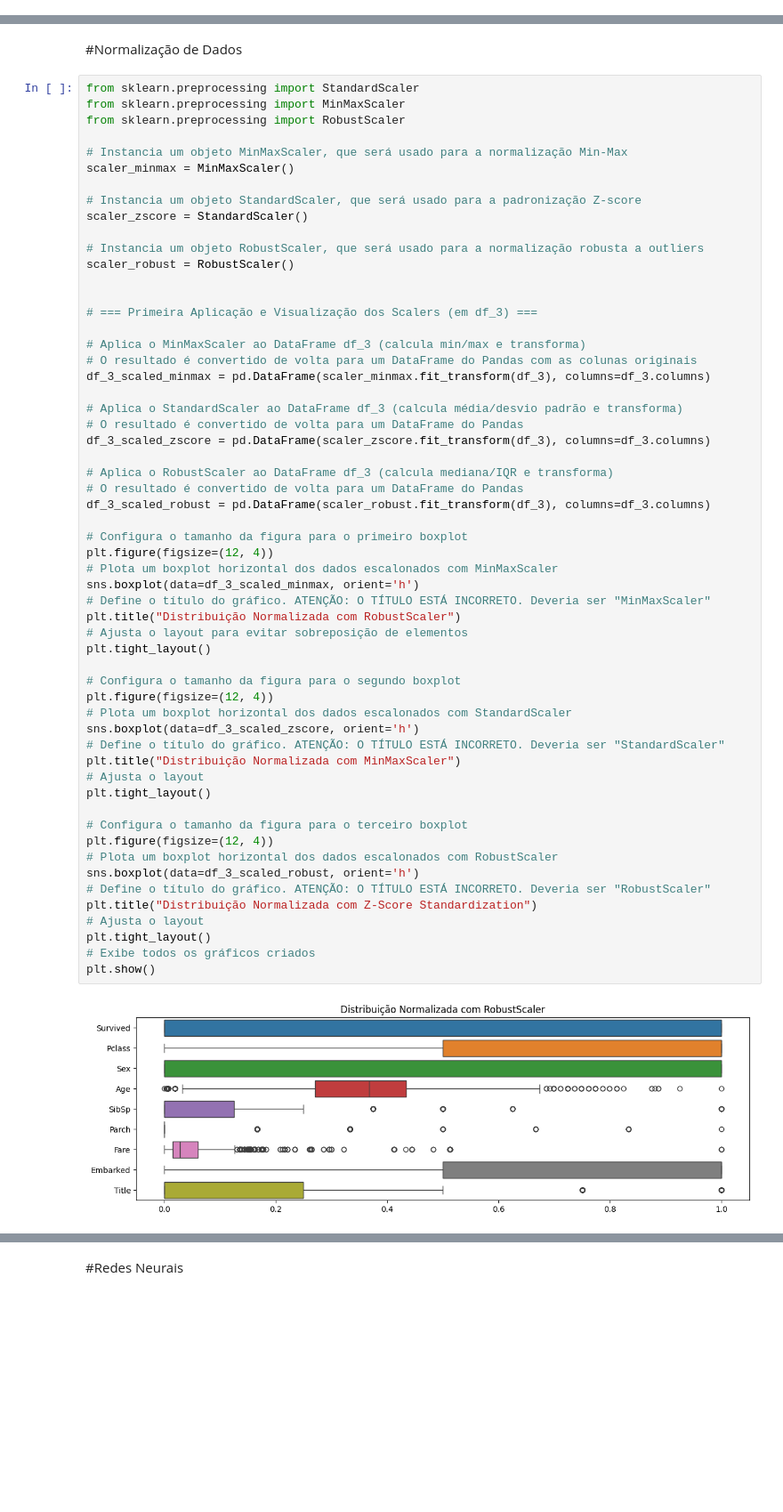
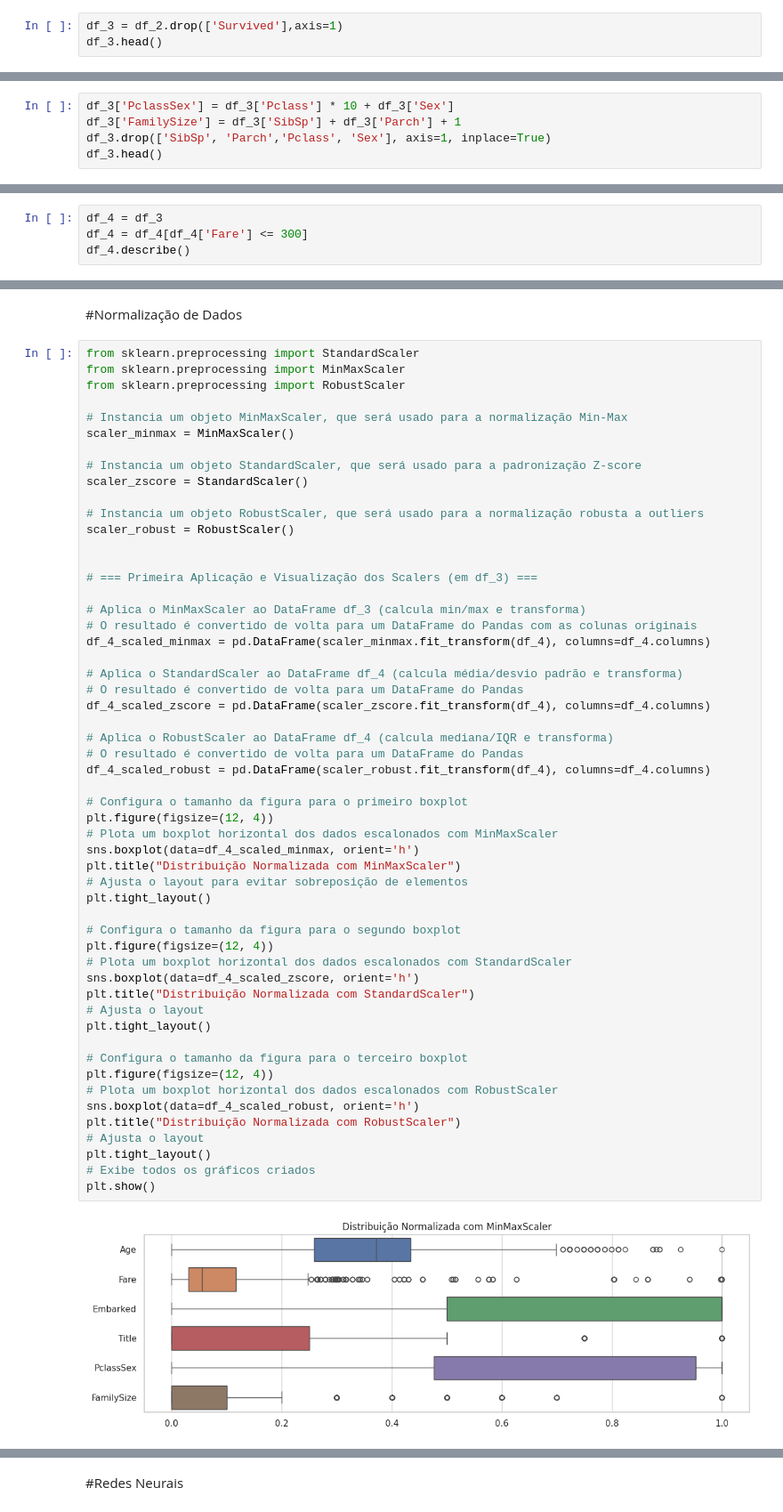
Before and after one commit to thalesgmendes/titanic-survival-analysis, a Jupyter notebook: Rede_Neurais_Avaliação_P3.ipynb, the cells around one changed output, grey strips where cells are left out. Shown at 89% size. Drawn from its saved outputs; the diff is of its cells as text; blank space fills up the shorter version.

```diff
--- a/Rede_Neurais_Avaliação_P3.ipynb
+++ b/Rede_Neurais_Avaliação_P3.ipynb
@@ -244,0 +434,3 @@ df_3.head()
+# %%
+df_3 = df_2.drop(['Survived'],axis=1)
+df_3.head()
@@ -244,0 +444,5 @@ df_3.head()
+# %%
+df_3['PclassSex'] = df_3['Pclass'] * 10 + df_3['Sex']
+df_3['FamilySize'] = df_3['SibSp'] + df_3['Parch'] + 1
+df_3.drop(['SibSp', 'Parch','Pclass', 'Sex'], axis=1, inplace=True)
+df_3.head()
@@ -244,0 +468,4 @@ df_3.head()
+# %%
+df_4 = df_3
+df_4 = df_4[df_4['Fare'] <= 300]
+df_4.describe()
@@ -261,45 +528,42 @@ scaler_robust = RobustScaler()
 
 # === Primeira Aplicação e Visualização dos Scalers (em df_3) ===
 
 # Aplica o MinMaxScaler ao DataFrame df_3 (calcula min/max e transforma)
 # O resultado é convertido de volta para um DataFrame do Pandas com as colunas originais
-df_3_scaled_minmax = pd.DataFrame(scaler_minmax.fit_transform(df_3), columns=df_3.columns)
+df_4_scaled_minmax = pd.DataFrame(scaler_minmax.fit_transform(df_4), columns=df_4.columns)
 
-# Aplica o StandardScaler ao DataFrame df_3 (calcula média/desvio padrão e transforma)
+# Aplica o StandardScaler ao DataFrame df_4 (calcula média/desvio padrão e transforma)
 # O resultado é convertido de volta para um DataFrame do Pandas
-df_3_scaled_zscore = pd.DataFrame(scaler_zscore.fit_transform(df_3), columns=df_3.columns)
+df_4_scaled_zscore = pd.DataFrame(scaler_zscore.fit_transform(df_4), columns=df_4.columns)
 
-# Aplica o RobustScaler ao DataFrame df_3 (calcula mediana/IQR e transforma)
+# Aplica o RobustScaler ao DataFrame df_4 (calcula mediana/IQR e transforma)
 # O resultado é convertido de volta para um DataFrame do Pandas
-df_3_scaled_robust = pd.DataFrame(scaler_robust.fit_transform(df_3), columns=df_3.columns)
+df_4_scaled_robust = pd.DataFrame(scaler_robust.fit_transform(df_4), columns=df_4.columns)
 
 # Configura o tamanho da figura para o primeiro boxplot
 plt.figure(figsize=(12, 4))
 # Plota um boxplot horizontal dos dados escalonados com MinMaxScaler
-sns.boxplot(data=df_3_scaled_minmax, orient='h')
-# Define o título do gráfico. ATENÇÃO: O TÍTULO ESTÁ INCORRETO. Deveria ser "MinMaxScaler"
-plt.title("Distribuição Normalizada com RobustScaler")
+sns.boxplot(data=df_4_scaled_minmax, orient='h')
+plt.title("Distribuição Normalizada com MinMaxScaler")
 # Ajusta o layout para evitar sobreposição de elementos
 plt.tight_layout()
 
 # Configura o tamanho da figura para o segundo boxplot
 plt.figure(figsize=(12, 4))
 # Plota um boxplot horizontal dos dados escalonados com StandardScaler
-sns.boxplot(data=df_3_scaled_zscore, orient='h')
-# Define o título do gráfico. ATENÇÃO: O TÍTULO ESTÁ INCORRETO. Deveria ser "StandardScaler"
-plt.title("Distribuição Normalizada com MinMaxScaler")
+sns.boxplot(data=df_4_scaled_zscore, orient='h')
+plt.title("Distribuição Normalizada com StandardScaler")
 # Ajusta o layout
 plt.tight_layout()
 
 # Configura o tamanho da figura para o terceiro boxplot
 plt.figure(figsize=(12, 4))
 # Plota um boxplot horizontal dos dados escalonados com RobustScaler
-sns.boxplot(data=df_3_scaled_robust, orient='h')
-# Define o título do gráfico. ATENÇÃO: O TÍTULO ESTÁ INCORRETO. Deveria ser "RobustScaler"
-plt.title("Distribuição Normalizada com Z-Score Standardization")
+sns.boxplot(data=df_4_scaled_robust, orient='h')
+plt.title("Distribuição Normalizada com RobustScaler")
 # Ajusta o layout
 plt.tight_layout()
 # Exibe todos os gráficos criados
 plt.show()
 # %% [output]
-[figure, old version]
+[figure, new version]
```
Also changed, not shown: parts of 60 cells of this notebook.
